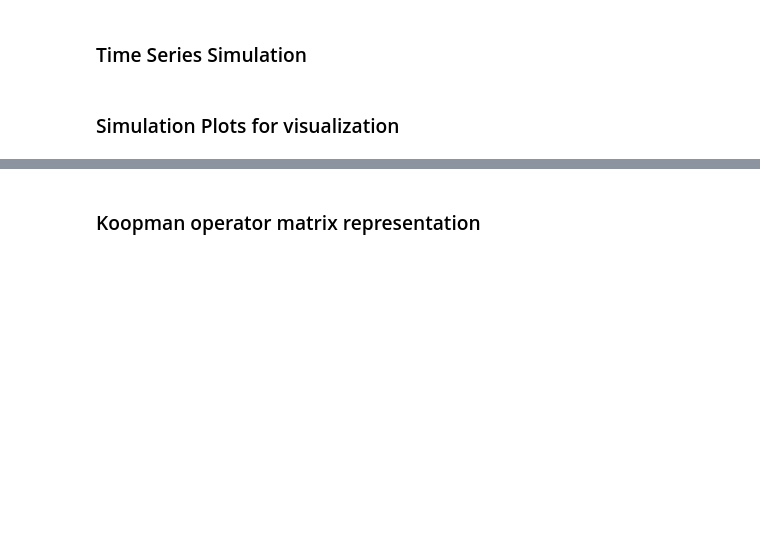
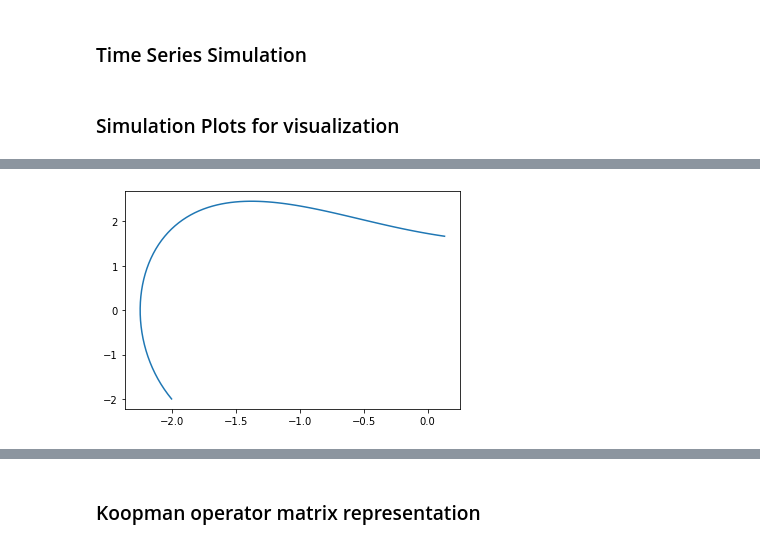
Before and after one commit to nibodh/Dynamic-Mode-Decompositions, a Jupyter notebook: main.ipynb, the cells around one changed output, grey strips where cells are left out. Cells and saved outputs as stored; diff of their text form; code cells hidden in the pictures; blank space fills up the shorter version.

```diff
--- a/main.ipynb
+++ b/main.ipynb
@@ -102,0 +126,5 @@ fig_test = plot_time_series(num_test,test_span,test_data)
+# %%
+state_training = visualize_state_space(num_train, seen_span, training_data)
+state_training.savefig("state_training.pdf", bbox_inches = 'tight')
+# %% [output]
+[figure, added]
```
Also changed, not shown: parts of 16 cells of this notebook, 4 other files.
